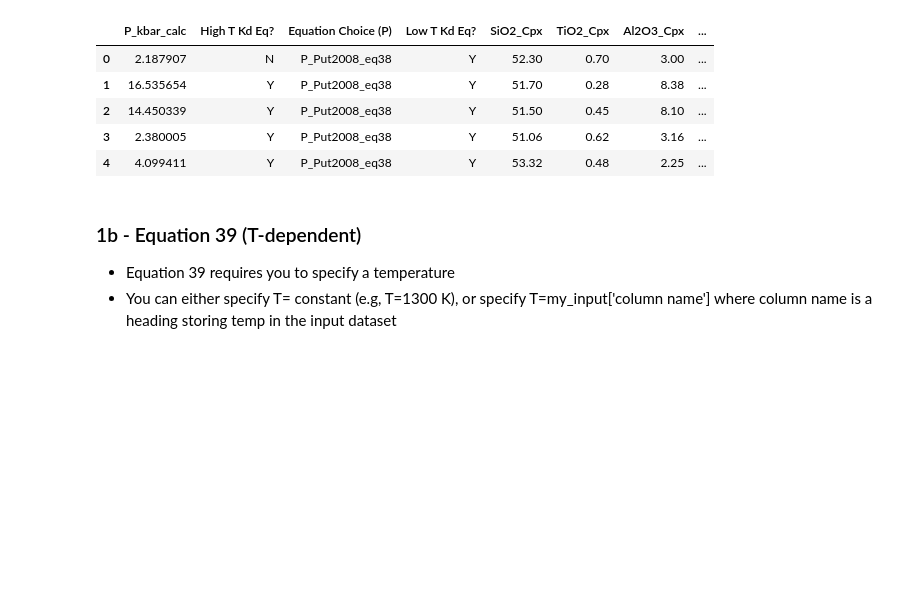
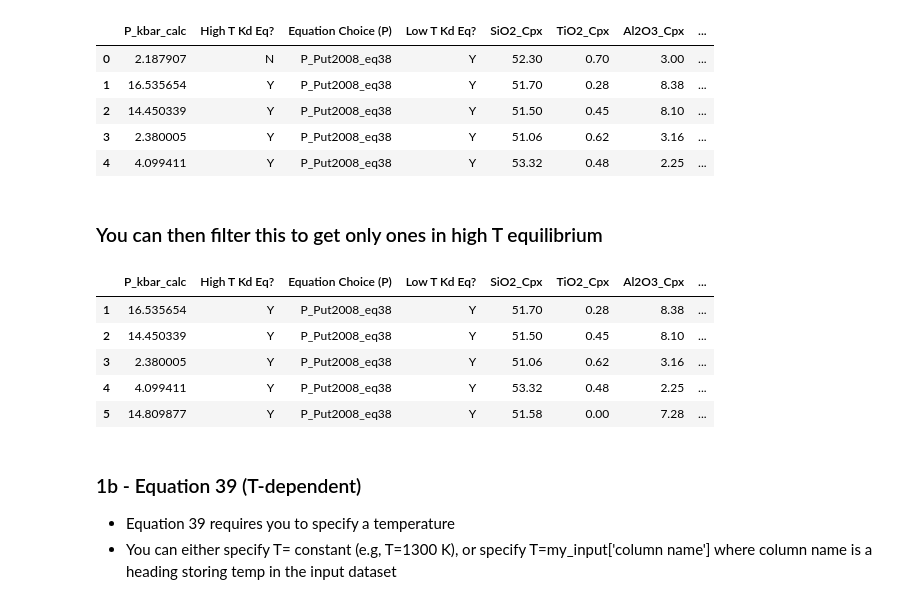
Before and after one commit to PennyWieser/Thermobar, a Jupyter notebook: docs/Examples/Two_Pyroxene_Thermobarometry/Two_Pyroxene_Thermobarometry.ipynb, the cells around one changed output. Cells and saved outputs as stored; diff of their text form; code cells hidden in the pictures; blank space fills up the shorter version.

```diff
--- a/docs/Examples/Two_Pyroxene_Thermobarometry/Two_Pyroxene_Thermobarometry.ipynb
+++ b/docs/Examples/Two_Pyroxene_Thermobarometry/Two_Pyroxene_Thermobarometry.ipynb
@@ -96,5 +97,6 @@ dtype: float64
 # %%
-P_Eq38_EqTests=pt.calculate_cpx_opx_press(opx_comps=Opxs, cpx_comps=Cpxs, equationP="P_Put2008_eq38", eq_tests=True)
+P_Eq38_EqTests=pt.calculate_cpx_opx_press(opx_comps=Opxs, cpx_comps=Cpxs,
+                                          equationP="P_Put2008_eq38", eq_tests=True)
 P_Eq38_EqTests.head()
 # %% [output]
 |  | P_kbar_calc | High T Kd Eq? | Equation Choice (P) | Low T Kd Eq? | SiO2_Cpx | TiO2_Cpx | Al2O3_Cpx | ... |
@@ -103,6 +105,18 @@ P_Eq38_EqTests.head()
 | 2 | 14.450339 | Y | P_Put2008_eq38 | Y | 51.50 | 0.45 | 8.10 | ... |
 | 3 | 2.380005 | Y | P_Put2008_eq38 | Y | 51.06 | 0.62 | 3.16 | ... |
 | 4 | 4.099411 | Y | P_Put2008_eq38 | Y | 53.32 | 0.48 | 2.25 | ... |
+# %% [markdown]
+### You can then filter this to get only ones in high T equilibrium
+# %%
+P_Eq38_EqTests_Filt=P_Eq38_EqTests.loc[P_Eq38_EqTests['High T Kd Eq?']=="Y"]
+P_Eq38_EqTests_Filt.head()
+# %% [output]
+|  | P_kbar_calc | High T Kd Eq? | Equation Choice (P) | Low T Kd Eq? | SiO2_Cpx | TiO2_Cpx | Al2O3_Cpx | ... |
+| 1 | 16.535654 | Y | P_Put2008_eq38 | Y | 51.70 | 0.28 | 8.38 | ... |
+| 2 | 14.450339 | Y | P_Put2008_eq38 | Y | 51.50 | 0.45 | 8.10 | ... |
+| 3 | 2.380005 | Y | P_Put2008_eq38 | Y | 51.06 | 0.62 | 3.16 | ... |
+| 4 | 4.099411 | Y | P_Put2008_eq38 | Y | 53.32 | 0.48 | 2.25 | ... |
+| 5 | 14.809877 | Y | P_Put2008_eq38 | Y | 51.58 | 0.00 | 7.28 | ... |
 # %% [markdown]
 ### 1b - Equation 39 (T-dependent)
 - Equation 39 requires you to specify a temperature
```
Also changed, not shown: parts of 6 cells of this notebook, 13 other files.
